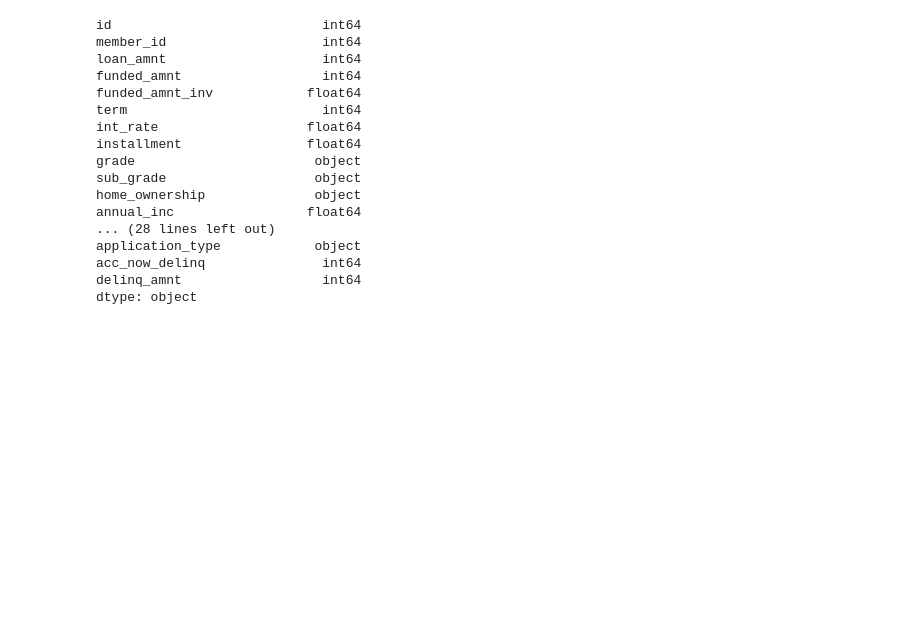
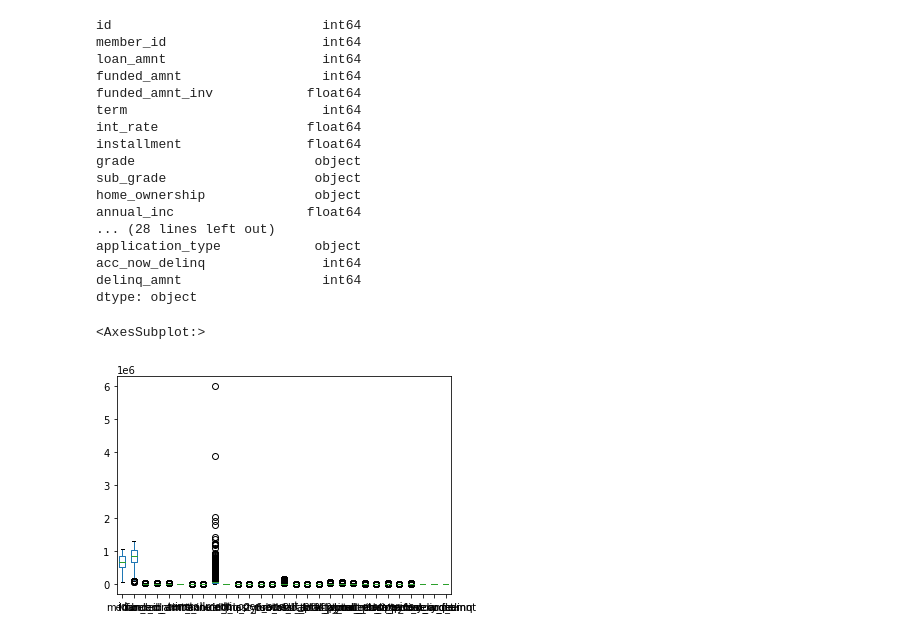
Before and after one commit to lasrado/LendingClubCaseStudy, a Jupyter notebook: Darel_Lasrado.ipynb, the cells around one changed output. Cells and saved outputs as stored; diff of their text form; code cells hidden in the pictures; blank space fills up the shorter version.

```diff
--- a/Darel_Lasrado.ipynb
+++ b/Darel_Lasrado.ipynb
@@ -115,3 +115,8 @@ application_type            object
 acc_now_delinq               int64
 delinq_amnt                  int64
 dtype: object
+# %%
+loan.plot.box()
+# %% [output]
+<AxesSubplot:>
+[figure, added]
```
Also changed, not shown: 1 other file.
